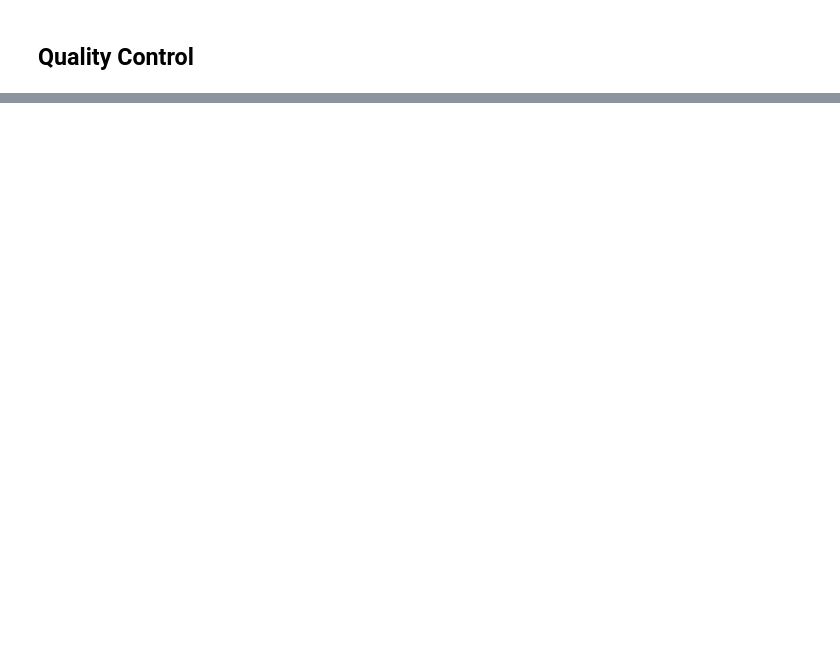
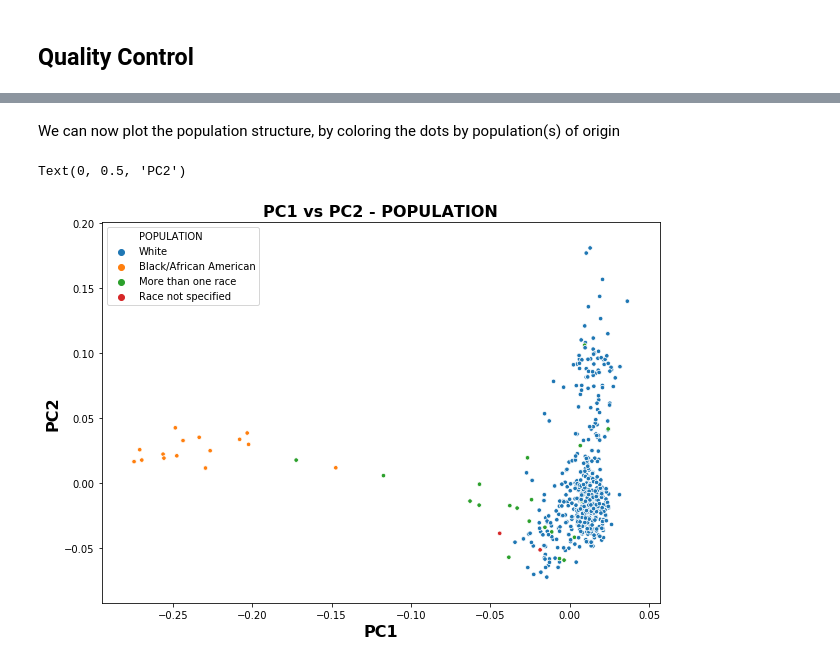
Before and after one commit to InfOmics/MUVIG, a Jupyter notebook: src/1-Preprocessing/2-QC_PCA.ipynb, the cells around one changed output, grey strips where cells are left out. Saved outputs shown, nothing was run; the diff lists cells and outputs as text; code cells hidden in the pictures; blank space fills up the shorter version.

```diff
--- a/src/1-Preprocessing/2-QC_PCA.ipynb
+++ b/src/1-Preprocessing/2-QC_PCA.ipynb
@@ -250,0 +319,4 @@ Text(0, 0.5, 'PC2')
+# %%
+demo_fn = "../../data/patient_docs/Screening___Demographics.csv"
+demo = pd.read_csv(demo_fn)
+demo.head()
@@ -250,0 +335,22 @@ Text(0, 0.5, 'PC2')
+# %%
+pop_info = demo.iloc[:,12:19]
+pop_info["PATNO"] = demo.iloc[:,2].tolist()
+pops = list()
+popDict = {0:"Hispanic/Latino", 1:"Indian/Alaska", 2:"Asian", 3:"Black/African American", 4:"Hawaiian/Other Pacif",
+           5:"White", 6:"Race not specified"}
+try:
+    for i in range(len(pop_info.index)):
+        patPop = pop_info.iloc[i,:7].tolist()
+        if(sum(patPop) > 1):
+            pops.append("More than one race")
+        elif(sum(patPop) == 0 or np.all(np.isnan(patPop))):
+            pops.append("Race not specified")
+        else:
+            j = np.where(np.array(patPop) == 1)
+            pops.append(popDict[int(j[0])])
+
+except Exception as e:
+    raise e
+
+demo["POPULATION"] = pops
+demo.head()
@@ -250,0 +365,4 @@ Text(0, 0.5, 'PC2')
+# %%
+# merge demographics with PCs
+ppmi_pca = ppmi_pca.merge(demo, left_on=['IID'], right_on=['PATNO'])
+ppmi_pca.head(n=20)
@@ -250,0 +388,11 @@ Text(0, 0.5, 'PC2')
+# %% [markdown]
+We can now plot the population structure, by coloring the dots by population(s) of origin
+# %%
+plt.figure(figsize=(10,7))
+sns.scatterplot(x='PC1', y='PC2', hue='POPULATION', data=ppmi_pca, s=20)
+plt.title('PC1 vs PC2 - POPULATION', fontsize=16, fontweight="bold")
+plt.xlabel('PC1', fontweight="bold", fontsize=16)
+plt.ylabel('PC2', fontweight="bold", fontsize=16)
+# %% [output]
+Text(0, 0.5, 'PC2')
+[figure, added]
```
Also changed, not shown: parts of 117 cells of this notebook, 1 other file.
